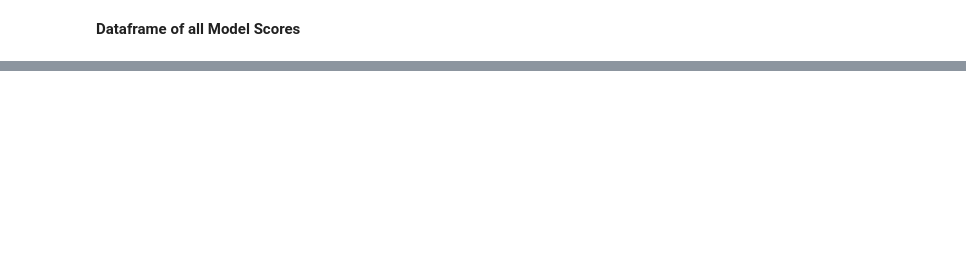
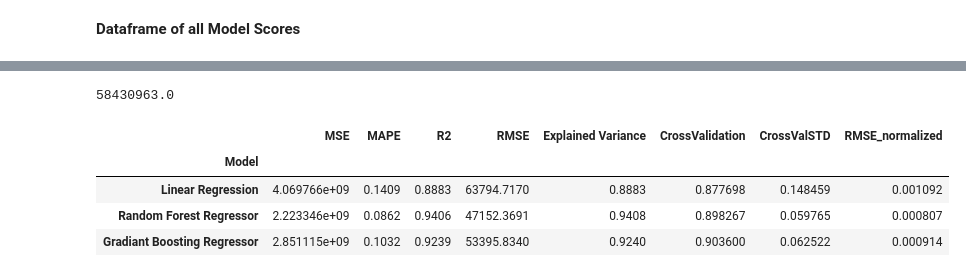
Before and after one commit to l-ching/Milestone-2, a Jupyter notebook: sup_learning_Yosemite.ipynb, the cells around one changed output, grey strips where cells are left out. Saved outputs shown, nothing was run; the diff lists cells and outputs as text; code cells hidden in the pictures; blank space fills up the shorter version.

```diff
--- a/sup_learning_Yosemite.ipynb
+++ b/sup_learning_Yosemite.ipynb
@@ -812 +822,17 @@ Gradiant Boosting Regressor
 | Gradiant Boosting Regressor | 2.851115e+09 | 0.1032 | 0.9239 | 53395.8340 | 0.9240 | 0.903600 | 0.062522 |
+# %%
+tot = final_feat_df.RecreationVisits.astype(float)
+tot_sum = tot.sum()
+print(tot_sum)
+# %% [output]
+58430963.0
+# %%
+scoreDF['RMSE_normalized'] = scoreDF.RMSE.astype(float) / tot_sum
+
+display(scoreDF)
+# %% [output]
+|  | MSE | MAPE | R2 | RMSE | Explained Variance | CrossValidation | CrossValSTD | RMSE_normalized |
+| Model |  |  |  |  |  |  |  |  |
+| Linear Regression | 4.069766e+09 | 0.1409 | 0.8883 | 63794.7170 | 0.8883 | 0.877698 | 0.148459 | 0.001092 |
+| Random Forest Regressor | 2.223346e+09 | 0.0862 | 0.9406 | 47152.3691 | 0.9408 | 0.898267 | 0.059765 | 0.000807 |
+| Gradiant Boosting Regressor | 2.851115e+09 | 0.1032 | 0.9239 | 53395.8340 | 0.9240 | 0.903600 | 0.062522 | 0.000914 |
```
Also changed, not shown: parts of 13 cells of this notebook.
